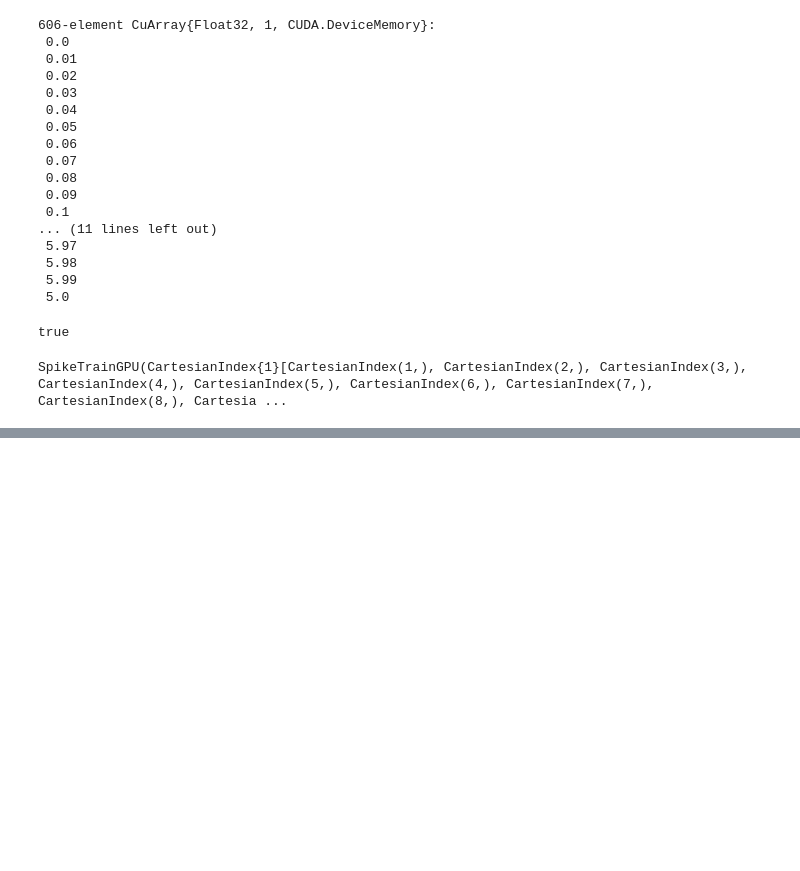
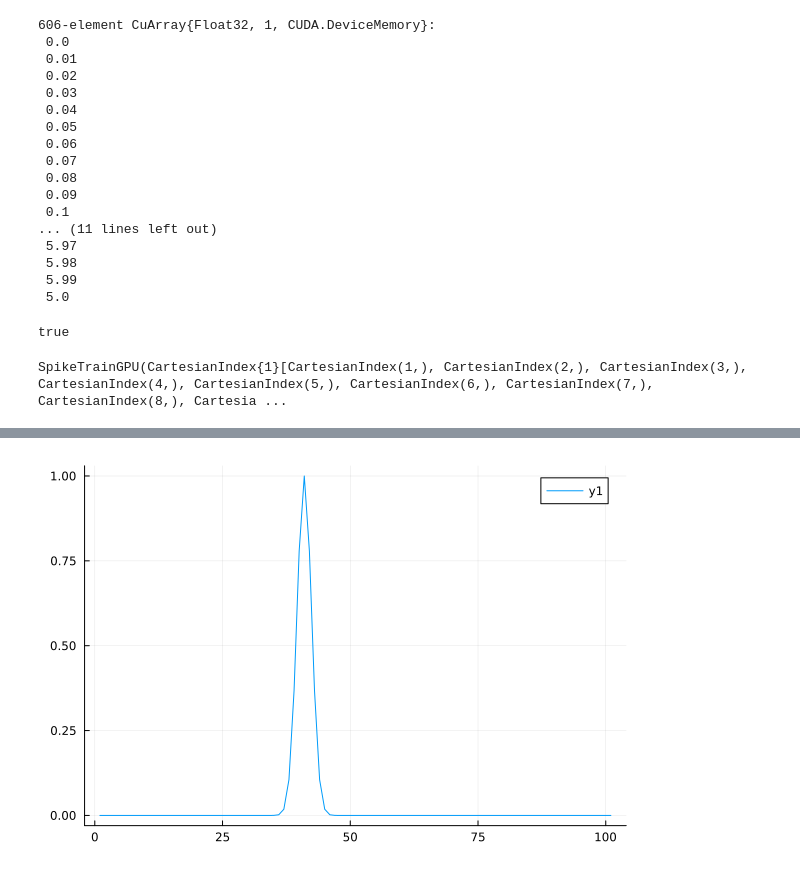
Before and after one commit to wilkieolin/PhasorNetworks.jl, a Jupyter notebook: demos/phase_memory.ipynb, the cells around one changed output, grey strips where cells are left out. Drawn from its saved outputs; the diff is of its cells as text; code cells hidden in the pictures; blank space fills up the shorter version.

Commit message:
adding file for gpu kernels

```diff
--- a/demos/phase_memory.ipynb
+++ b/demos/phase_memory.ipynb
@@ -196,0 +194,20 @@ plot([sum(spike_current(stg, t, spk_args)) for t in 0.0:0.01:1.0])
+# %%
+function scatter_add_kernel!(output, values, indices)
+    i = (blockIdx().x - 1) * blockDim().x + threadIdx().x
+    if i <= length(indices)
+        index = indices[i]
+        value = values[i]
+        CUDA.@atomic output[index] += value
+    end
+    return nothing
+end
+
+function parallel_scatter_add(indices::CuArray{Int}, values::CuArray{T}, output_size::Int) where T
+    output = CUDA.zeros(T, output_size)
+    threads = 256
+    blocks = cld(length(indices), threads)
+
+    @cuda threads=threads blocks=blocks scatter_add_kernel!(output, values, indices)
+
+    return output
+end
@@ -196,0 +242,12 @@ plot([sum(spike_current(stg, t, spk_args)) for t in 0.0:0.01:1.0])
+# %%
+function spike_current(train::SpikeTrainGPU, t::Real, spk_args::SpikingArgs)
+    scale = spk_args.spk_scale
+
+    #add currents into the synapses
+    current_kernel = x -> gaussian_kernel(x, t, spk_args.t_window)
+    impulses = current_kernel(train.times)
+
+    current = parallel_scatter_add(train.linear_indices, impulses, train.linear_shape)
+
+    return current
+end
@@ -216,0 +296,4 @@ ival = spike_current(stg, 0.4, spk_args)
+# %%
+plot(Array(ival))
+# %% [output]
+[figure, added]
```
Also changed, not shown: parts of 11 cells of this notebook, 3 other files.
